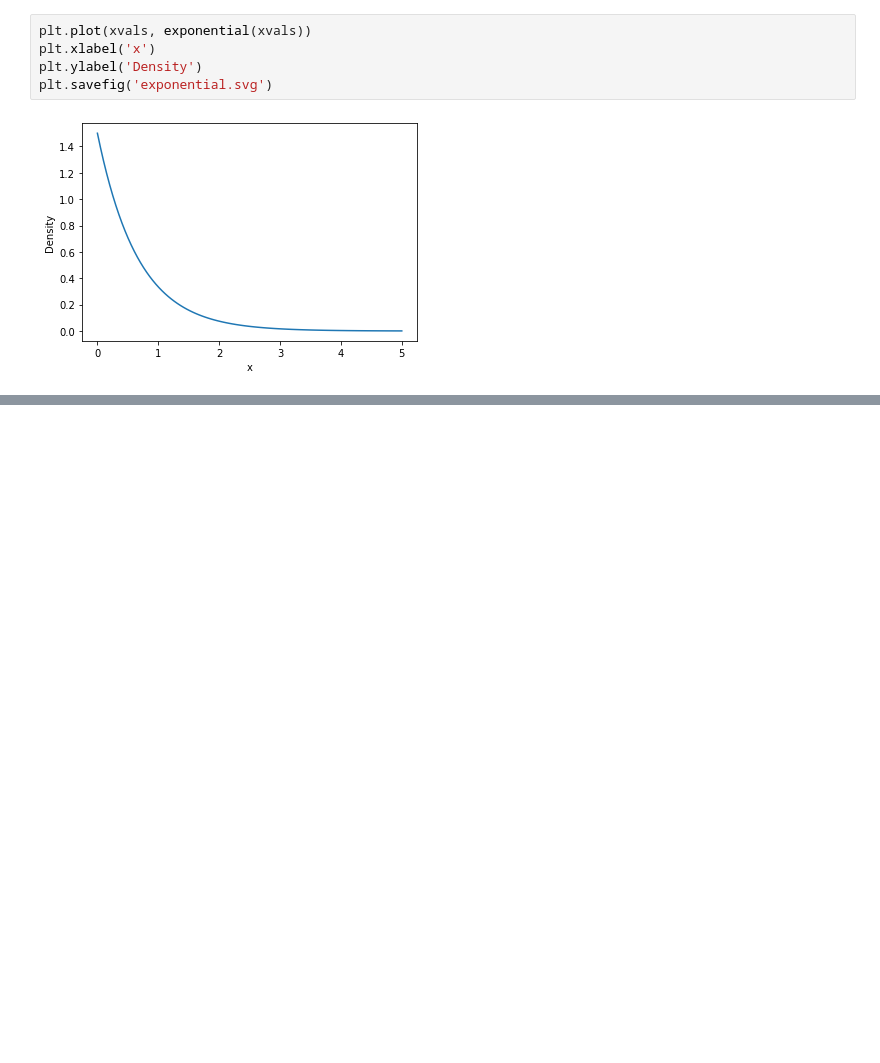
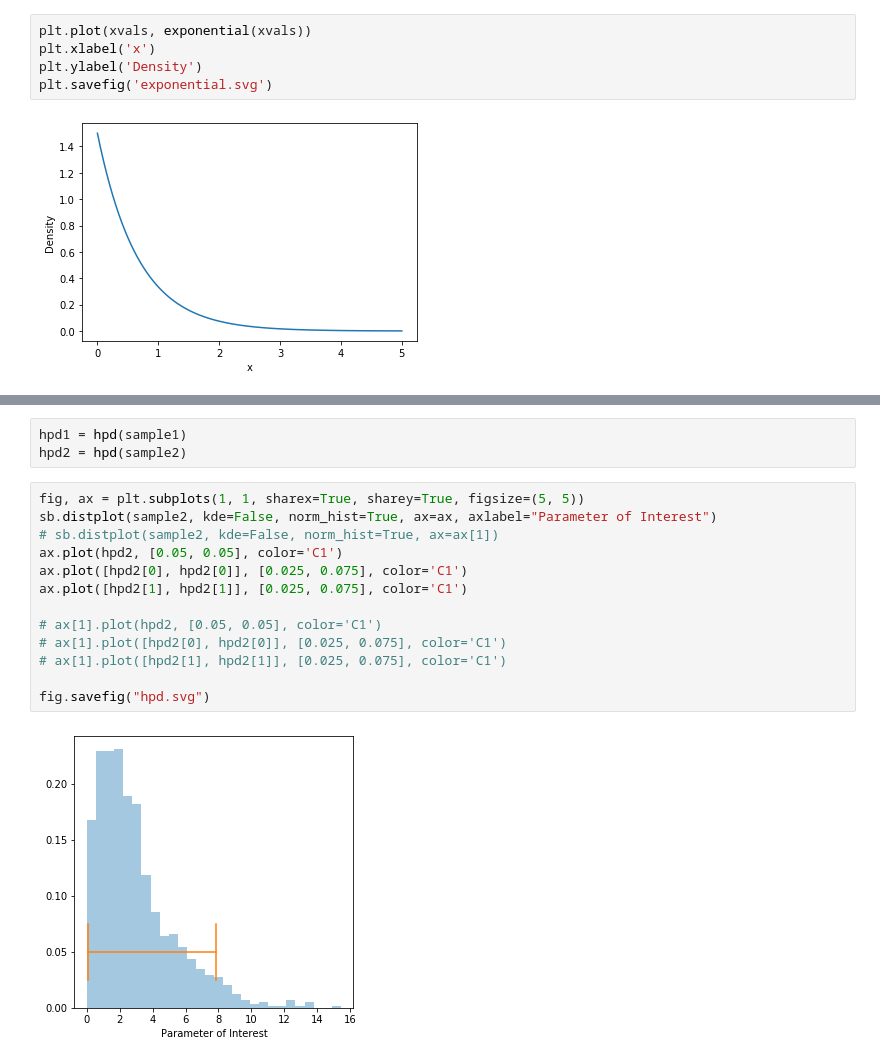
Before and after one commit to georgiastuart/mcmc_tutorial, a Jupyter notebook: misc_plotting_scripts/Untitled.ipynb, the cells around one changed output, grey strips where cells are left out. Drawn from its saved outputs; the diff is of its cells as text; blank space fills up the shorter version.

```diff
--- a/misc_plotting_scripts/Untitled.ipynb
+++ b/misc_plotting_scripts/Untitled.ipynb
@@ -18,0 +31,18 @@ plt.savefig('exponential.svg')
+# %%
+hpd1 = hpd(sample1)
+hpd2 = hpd(sample2)
+# %%
+fig, ax = plt.subplots(1, 1, sharex=True, sharey=True, figsize=(5, 5))
+sb.distplot(sample2, kde=False, norm_hist=True, ax=ax, axlabel="Parameter of Interest")
+# sb.distplot(sample2, kde=False, norm_hist=True, ax=ax[1])
+ax.plot(hpd2, [0.05, 0.05], color='C1')
+ax.plot([hpd2[0], hpd2[0]], [0.025, 0.075], color='C1')
+ax.plot([hpd2[1], hpd2[1]], [0.025, 0.075], color='C1')
+
+# ax[1].plot(hpd2, [0.05, 0.05], color='C1')
+# ax[1].plot([hpd2[0], hpd2[0]], [0.025, 0.075], color='C1')
+# ax[1].plot([hpd2[1], hpd2[1]], [0.025, 0.075], color='C1')
+
+fig.savefig("hpd.svg")
+# %% [output]
+[figure, added]
```
Also changed, not shown: parts of 3 cells of this notebook, 8 other files.
